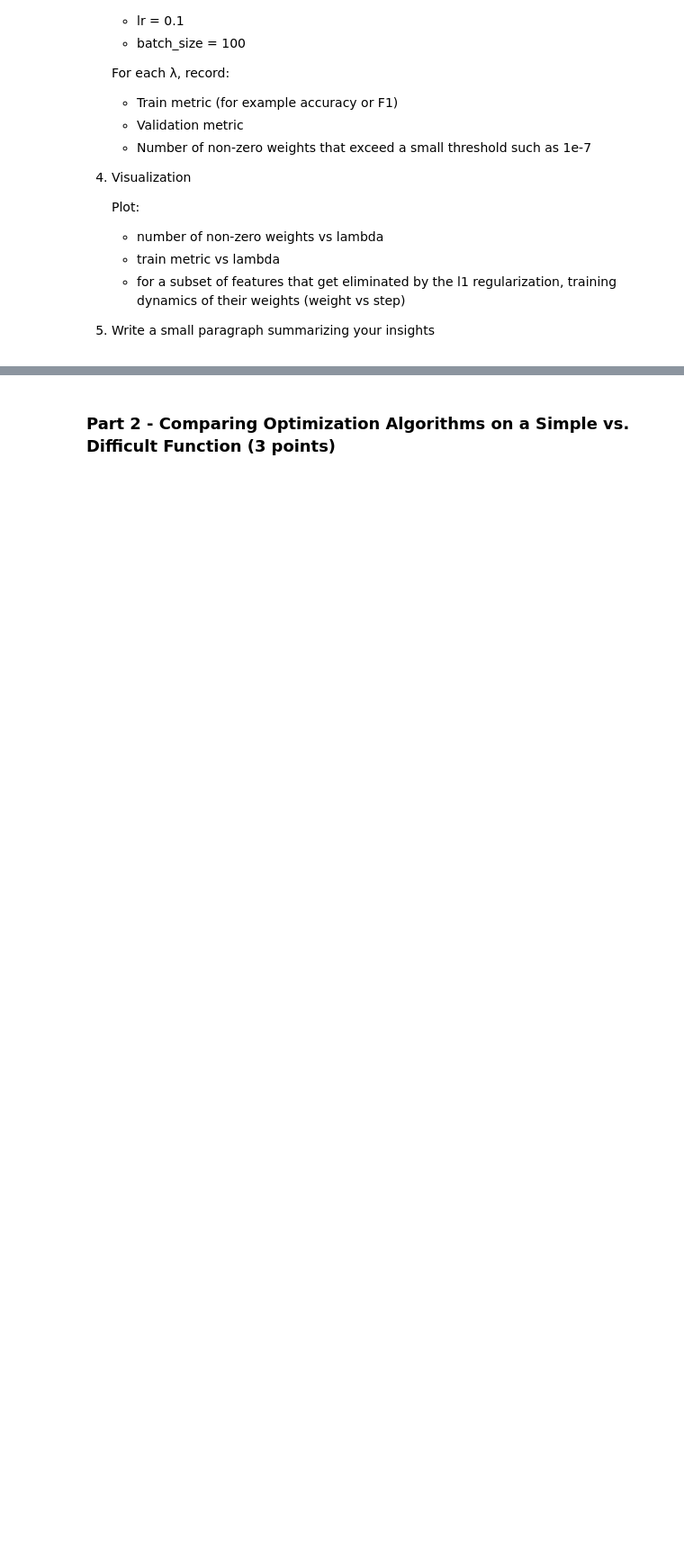
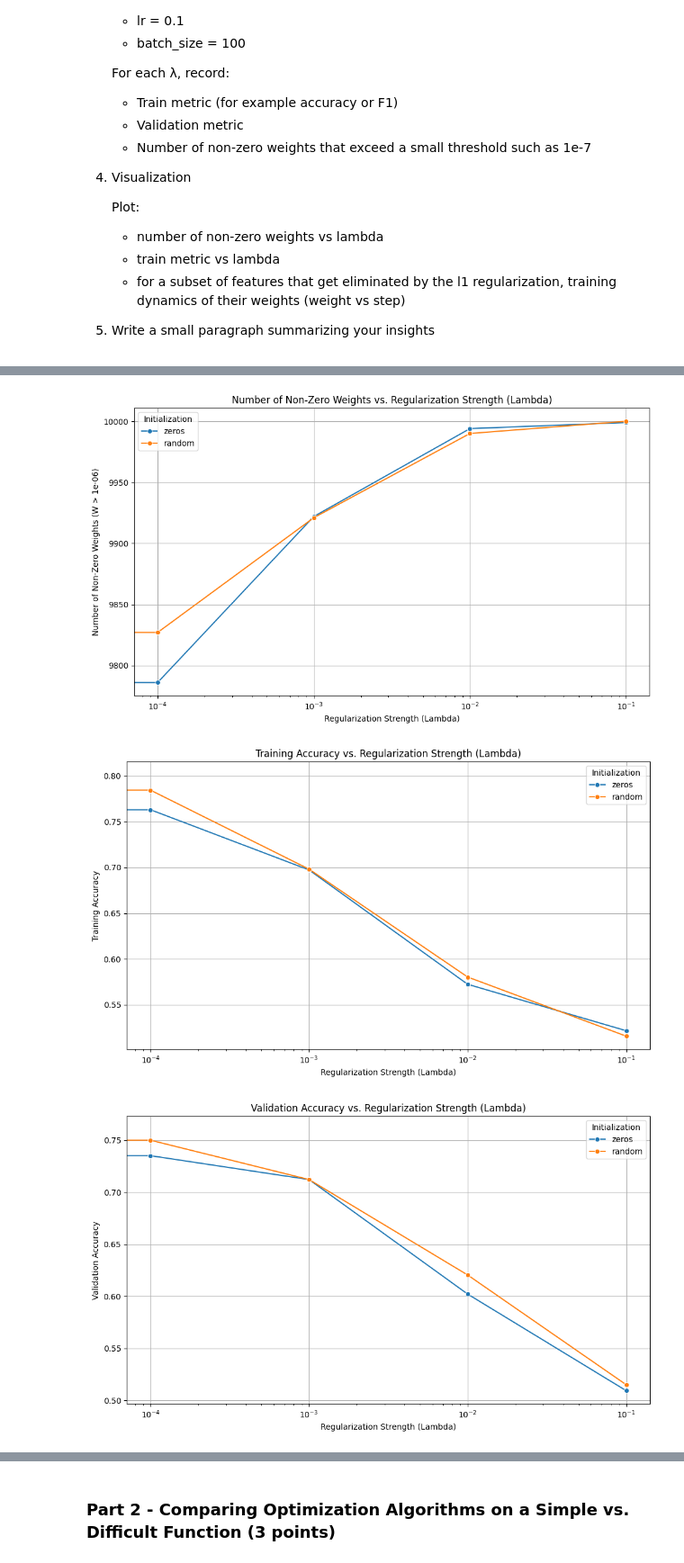
Before and after one commit to NnamdiOdozi/NEBIUS_MAR_2026, a Jupyter notebook: LLM_Architectures,_hometask_1.ipynb, the cells around one changed output, grey strips where cells are left out. Shown at 90% size. Drawn from its saved outputs; the diff is of its cells as text; code cells hidden in the pictures; blank space fills up the shorter version.

```diff
--- a/LLM_Architectures,_hometask_1.ipynb
+++ b/LLM_Architectures,_hometask_1.ipynb
@@ -800,0 +910,51 @@ In contrast, L2 shrinks weights but rarely makes them exactly zero.
+# %%
+import matplotlib.pyplot as plt
+import seaborn as sns
+import pandas as pd
+
+def plot_metric_vs_lambda(df, y_col, title, ylabel):
+    plt.figure(figsize=(10, 6))
+    sns.lineplot(data=df, x='reg_lambda', y=y_col, hue='init', marker='o')
+    plt.xscale('log')
+    plt.title(title)
+    plt.xlabel('Regularization Strength (Lambda)')
+    plt.ylabel(ylabel)
+    plt.grid(True)
+    plt.legend(title='Initialization')
+    plt.tight_layout()
+    plt.show()
+
+# Filter the results to focus on varying reg_lambda and init_type
+# (lr and bs are already fixed to 0.1 and 100 in the experiment data collection)
+analysis_df = results_df_all_inits[(
+    results_df_all_inits['learning_rate'] == 0.1) &
+    (results_df_all_inits['batch_size'] == 100
+)].copy() # Use .copy() to avoid SettingWithCopyWarning
+
+# --- Plot: Number of non-zero weights vs. lambda ---
+plot_metric_vs_lambda(
+    analysis_df,
+    'count_s_weights',
+    'Number of Non-Zero Weights vs. Regularization Strength (Lambda)',
+    f'Number of Non-Zero Weights (W > {small_wt_thresh_exp})' # Use the variable here
+)
+
+# --- Plot: Train Accuracy vs. lambda ---
+plot_metric_vs_lambda(
+    analysis_df,
+    'final_train_accuracy',
+    'Training Accuracy vs. Regularization Strength (Lambda)',
+    'Training Accuracy'
+)
+
+# --- Plot: Validation Accuracy vs. lambda ---
+plot_metric_vs_lambda(
+    analysis_df,
+    'final_val_accuracy',
+    'Validation Accuracy vs. Regularization Strength (Lambda)',
+    'Validation Accuracy'
+)
+# %% [output]
+[figure, added]
+[figure, added]
+[figure, added]
```
Also changed, not shown: parts of 27 cells of this notebook.
